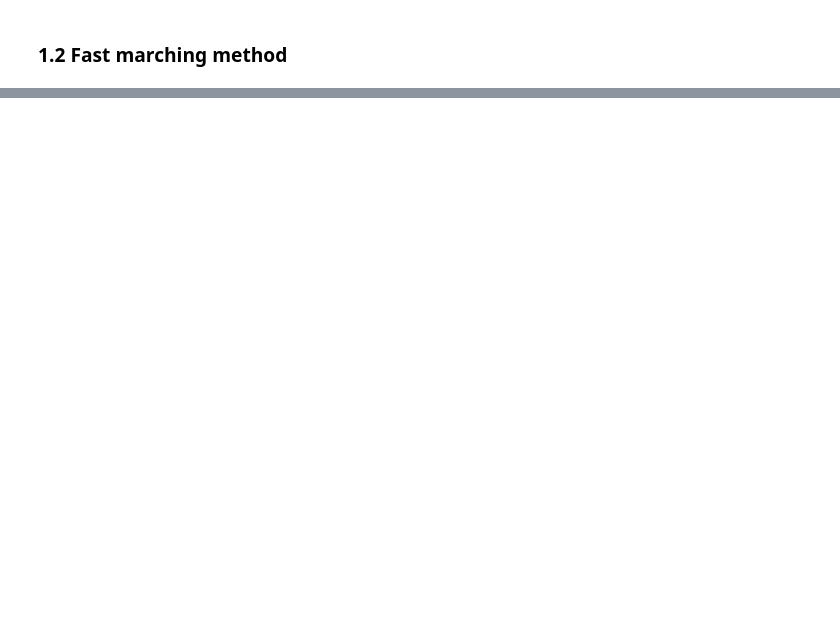
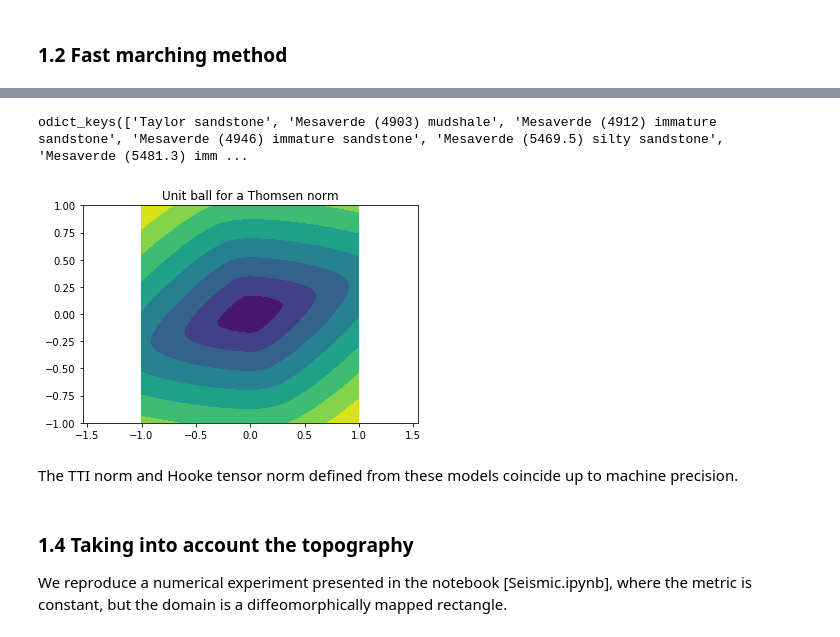
Before and after one commit to gbonnet1/AdaptiveGridDiscretizations, a Jupyter notebook: Notebooks_FMM/InPreparation/TTI.ipynb, the cells around one changed output, grey strips where cells are left out. Drawn from its saved outputs; the diff is of its cells as text; code cells hidden in the pictures; blank space fills up the shorter version.

```diff
--- a/Notebooks_FMM/InPreparation/TTI.ipynb
+++ b/Notebooks_FMM/InPreparation/TTI.ipynb
@@ -98,0 +127,5 @@ v=[0. 1.],grad=[-0.36112836  1.31741   ],lvl=2.3841858e-07
+# %%
+th = Seismic.Thomsen
+th.ThomsenData.keys()
+# %% [output]
+odict_keys(['Taylor sandstone', 'Mesaverde (4903) mudshale', 'Mesaverde (4912) immature sandstone', 'Mesaverde (4946) immature sandstone', 'Mesaverde (5469.5) silty sandstone', 'Mesaverde (5481.3) imm ...
@@ -98,0 +135,12 @@ v=[0. 1.],grad=[-0.36112836  1.31741   ],lvl=2.3841858e-07
+# %%
+value = th.ThomsenData['Muscovite crystal']
+tti   = Seismic.TTI.from_Thomsen(value)[0].extract_xz().rotate_by(0.3)
+hooke = Seismic.Hooke.from_Thomsen(value)[0].extract_xz().rotate_by(0.3)
+
+assert np.allclose(tti.norm(X),hooke.norm(X))
+plt.title("Unit ball for a Thomsen norm");  plt.axis('equal')
+plt.contourf(*X,hooke.norm(X));
+# %% [output]
+[figure, added]
+# %% [markdown]
+The TTI norm and Hooke tensor norm defined from these models coincide up to machine precision.
@@ -98,0 +155,4 @@ v=[0. 1.],grad=[-0.36112836  1.31741   ],lvl=2.3841858e-07
+# %% [markdown]
+### 1.4 Taking into account the topography
+
+We reproduce a numerical experiment presented in the notebook [Seismic.ipynb], where the metric is constant, but the domain is a diffeomorphically mapped rectangle.
```
Also changed, not shown: parts of 43 cells of this notebook, 1 other file.
